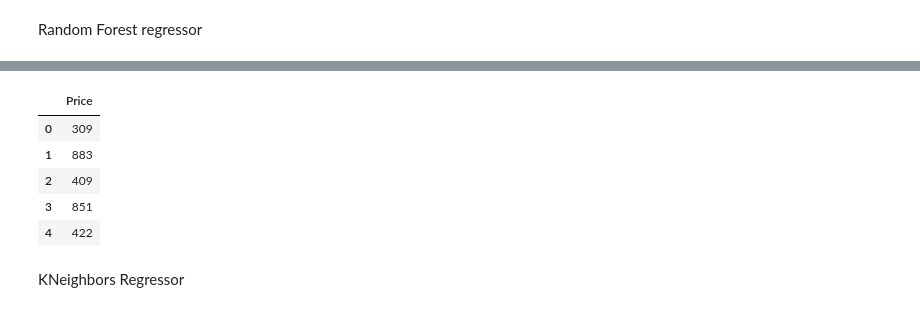
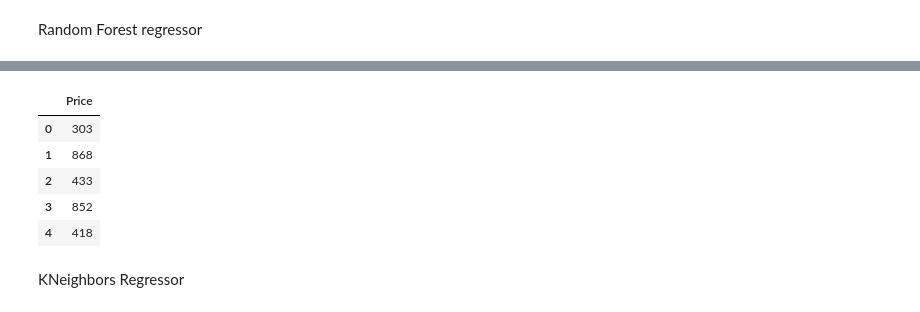
Before and after one commit to schatz06/EPL448_Project, a Jupyter notebook: ReviewsRatingsCategories.ipynb, the cells around one changed output, grey strips where cells are left out. Saved outputs shown, nothing was run; the diff lists cells and outputs as text; code cells hidden in the pictures.

```diff
--- a/ReviewsRatingsCategories.ipynb
+++ b/ReviewsRatingsCategories.ipynb
@@ -323,12 +326,12 @@ Fitting 5 folds for each of 4 candidates, totalling 20 fits
 scaler = StandardScaler().fit(X)
 rescaled_X_train = scaler.transform(X)
 model = DecisionTreeRegressor(**grid_DT.best_params_)
-model.fit(rescaled_X_train, y)
+model.fit(rescaled_X_train, ydash)
 
 scaler = StandardScaler().fit(test)
 rescaled_X_test = scaler.transform(test)
 predictions = model.predict(rescaled_X_test)
-
+predictions = (predictions * ystd) + ymean
 df_dt = pd.DataFrame(predictions.astype(int))
 df_dt.columns=['Price']
 filepath_dt = 'Predictions_DecisionTrees.xlsx'
@@ -351,10 +354,10 @@ parameters = {'learning_rate': [0.01,0.02,0.03,0.04],
               }
 scaler = StandardScaler().fit(X)
 rescaled_X_train = scaler.transform(X)
-grid_GBR = GridSearchCV(estimator=GradientBoostingRegressor(), param_grid = parameters, cv = 5, n_jobs=-1,verbose =10)
-grid_GBR.fit(rescaled_X_train, y)
+grid_GBR = GridSearchCV(estimator=GradientBoostingRegressor(), param_grid = parameters, cv = 5, n_jobs=-1,verbose =10,scoring='neg_mean_squared_error')
+grid_GBR.fit(rescaled_X_train, ydash)
 print(" Results from Grid Search " )
 print("\n The best estimator across ALL searched params:\n",grid_GBR.best_estimator_)
-print("\n The best score across ALL searched params:\n",grid_GBR.best_score_)
+print("\n The best score across ALL searched params:\n",np.abs(grid_GBR.best_score_))
 print("\n The best parameters across ALL searched params:\n",grid_GBR.best_params_)
 # %% [output]
@@ -398,12 +402,12 @@ Fitting 5 folds for each of 256 candidates, totalling 1280 fits
 scaler = StandardScaler().fit(X)
 rescaled_X_train = scaler.transform(X)
 model = GradientBoostingRegressor(**grid_GBR.best_params_)
-model.fit(rescaled_X_train, y)
+model.fit(rescaled_X_train, ydash)
 
 scaler = StandardScaler().fit(test)
 rescaled_X_test = scaler.transform(test)
 predictions = model.predict(rescaled_X_test)
-
+predictions = (predictions * ystd) + ymean
 df2 = pd.DataFrame(predictions.astype(int))
 df2.columns=['Price']
 df2['Price']= df2['Price']
@@ -429,11 +433,11 @@ parameters = {
 }
 scaler = StandardScaler().fit(X)
 rescaled_X_train = scaler.transform(X)
-grid_RF = GridSearchCV(estimator=RandomForestRegressor(), param_grid = parameters, cv = 5, n_jobs=-1,verbose =10)
-grid_RF.fit(rescaled_X_train, y)
+grid_RF = GridSearchCV(estimator=RandomForestRegressor(), param_grid = parameters, cv = 5, n_jobs=-1,verbose =10,scoring='neg_mean_squared_error')
+grid_RF.fit(rescaled_X_train, ydash)
 print(" Results from Grid Search " )
 print("\n The best estimator across ALL searched params:\n",grid_RF.best_estimator_)
-print("\n The best score across ALL searched params:\n",grid_RF.best_score_)
+print("\n The best score across ALL searched params:\n",np.abs(grid_RF.best_score_))
 print("\n The best parameters across ALL searched params:\n",grid_RF.best_params_)
 # %% [output]
 Fitting 5 folds for each of 288 candidates, totalling 1440 fits
@@ -473,25 +477,25 @@ Fitting 5 folds for each of 288 candidates, totalling 1440 fits
 # %%
 scaler = StandardScaler().fit(X)
 rescaled_X_train = scaler.transform(X)
 model = RandomForestRegressor(**grid_RF.best_params_)
-model.fit(rescaled_X_train, y)
+model.fit(rescaled_X_train, ydash)
 
 scaler = StandardScaler().fit(test)
 rescaled_X_test = scaler.transform(test)
 predictions = model.predict(rescaled_X_test)
-
+predictions = (predictions * ystd) + ymean
 df3 = pd.DataFrame(predictions.astype(int))
 df3.columns=['Price']
 filepath3 = 'Predictions_RandomForest.xlsx'
 df3.to_excel(filepath3, index=False)
 df3.head()
 # %% [output]
 |  | Price |
-| 0 | 309 |
-| 1 | 883 |
-| 2 | 409 |
-| 3 | 851 |
-| 4 | 422 |
+| 0 | 303 |
+| 1 | 868 |
+| 2 | 433 |
+| 3 | 852 |
+| 4 | 418 |
 # %% [markdown]
 KNeighbors Regressor
 # %%
```
Also changed, not shown: parts of 22 cells of this notebook.
